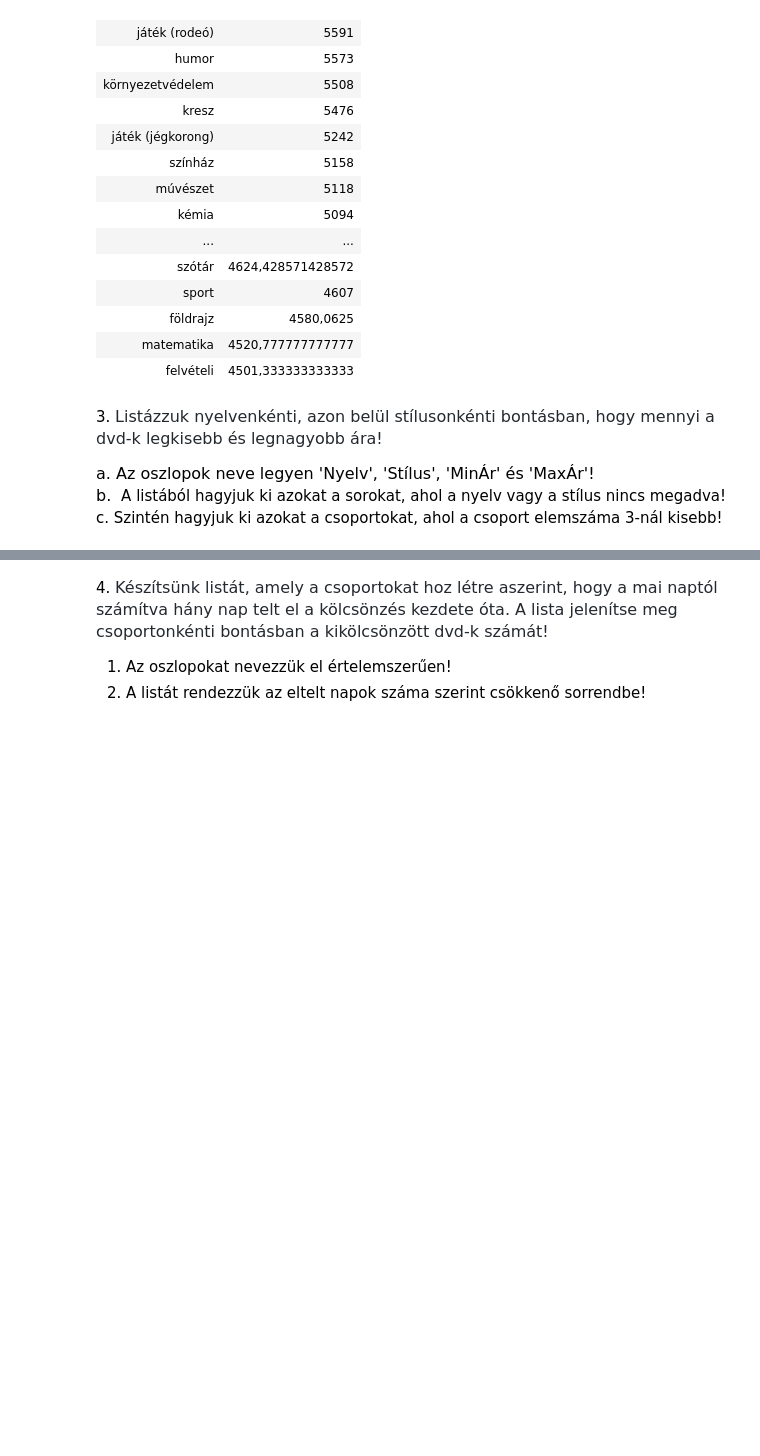
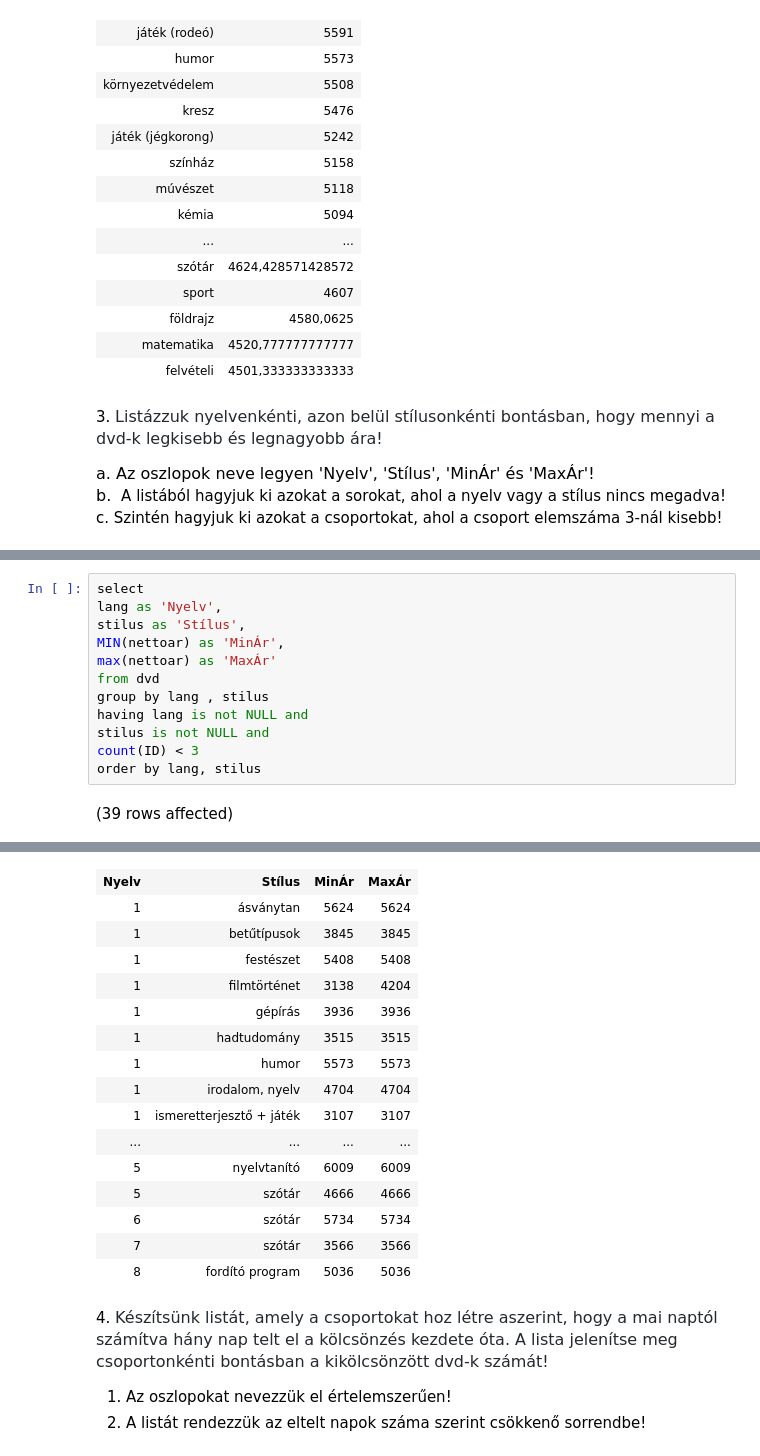
Before and after one commit to mustangk/Adatbazisok, a Jupyter notebook: gyakorlat02_feladatok .ipynb, the cells around one changed output, grey strips where cells are left out. Saved outputs shown, nothing was run; the diff lists cells and outputs as text; blank space fills up the shorter version.

```diff
--- a/gyakorlat02_feladatok .ipynb
+++ b/gyakorlat02_feladatok .ipynb
@@ -59,0 +56,14 @@ Total execution time: 00:00:00
+# %%
+select
+lang as 'Nyelv',
+stilus as 'Stílus',
+MIN(nettoar) as 'MinÁr',
+max(nettoar) as 'MaxÁr'
+from dvd
+group by lang , stilus
+having lang is not NULL and
+stilus is not NULL and
+count(ID) < 3
+order by lang, stilus
+# %% [output]
+(39 rows affected)
@@ -60,3 +71,19 @@ Total execution time: 00:00:00
+| Nyelv | Stílus | MinÁr | MaxÁr |
+| 1 | ásványtan | 5624 | 5624 |
+| 1 | betűtípusok | 3845 | 3845 |
+| 1 | festészet | 5408 | 5408 |
+| 1 | filmtörténet | 3138 | 4204 |
+| 1 | gépírás | 3936 | 3936 |
+| 1 | hadtudomány | 3515 | 3515 |
+| 1 | humor | 5573 | 5573 |
+| 1 | irodalom, nyelv | 4704 | 4704 |
+| 1 | ismeretterjesztő + játék | 3107 | 3107 |
+| ... | ... | ... | ... |
+| 5 | nyelvtanító | 6009 | 6009 |
+| 5 | szótár | 4666 | 4666 |
+| 6 | szótár | 5734 | 5734 |
+| 7 | szótár | 3566 | 3566 |
+| 8 | fordító program | 5036 | 5036 |
 # %% [markdown]
 4. <span style="color: rgb(36, 41, 47); font-family: -apple-system, BlinkMacSystemFont, &quot;Segoe UI&quot;, Helvetica, Arial, sans-serif, &quot;Apple Color Emoji&quot;, &quot;Segoe UI Emoji&quot;; font-size: 16px;">Készítsünk listát, amely a csoportokat hoz létre aszerint, hogy a mai naptól számítva hány nap telt el a kölcsönzés kezdete óta. A lista jelenítse meg csoportonkénti bontásban a kikölcsönzött dvd-k számát!</span>
 
```
Also changed, not shown: parts of 2 cells of this notebook.
